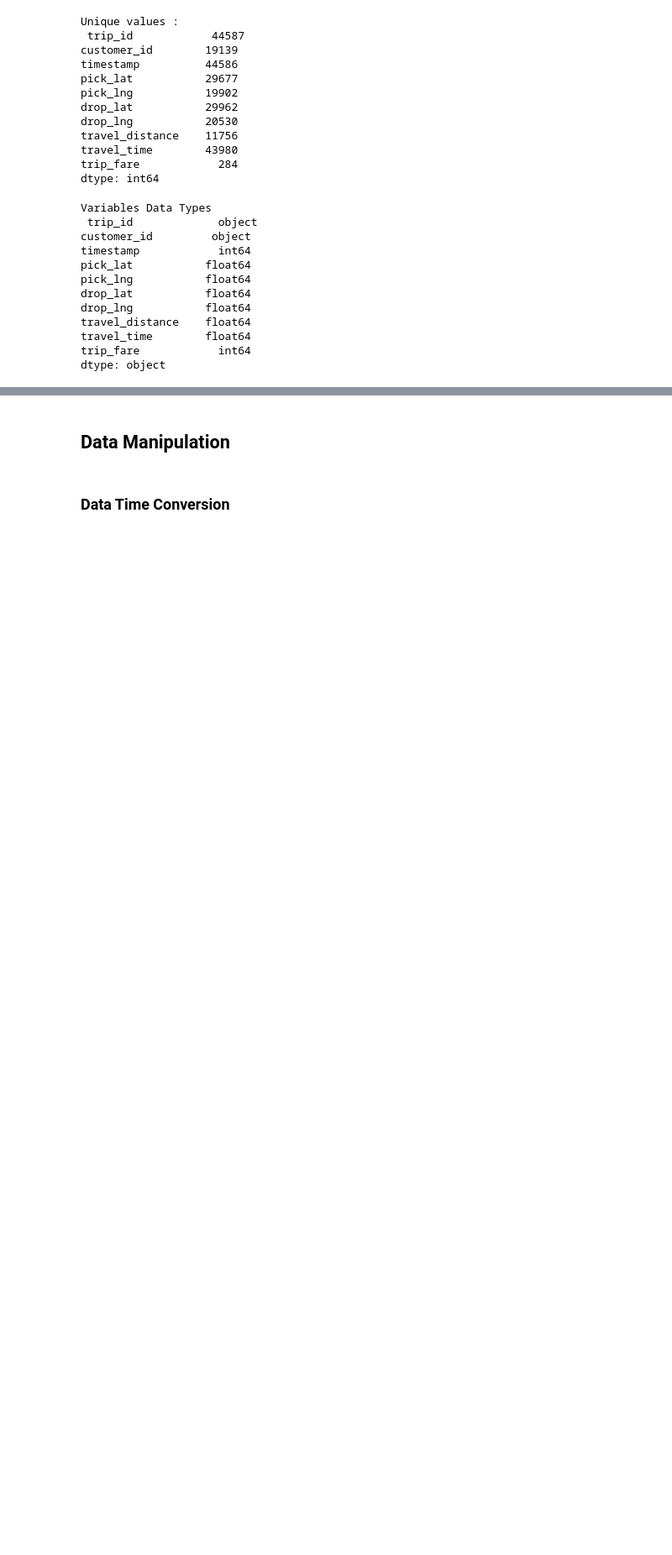
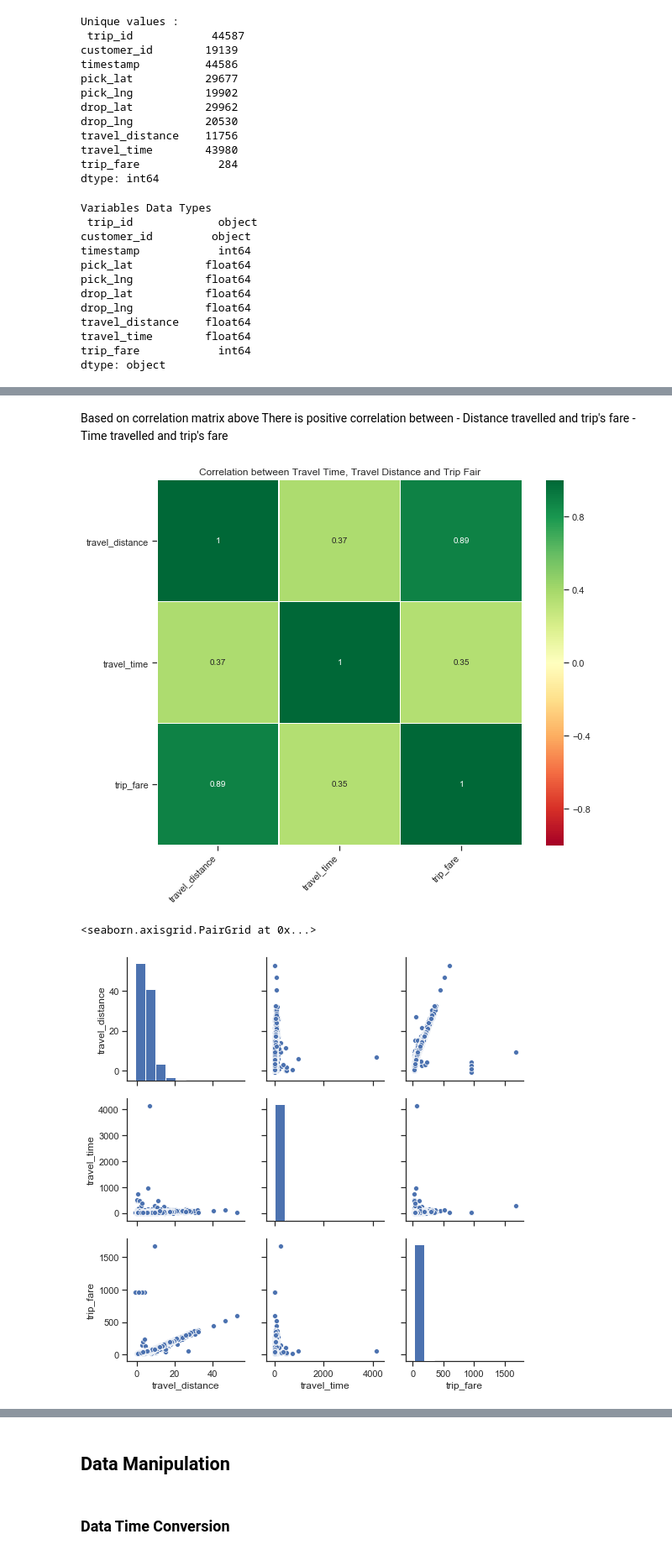
Before and after one commit to Abhinavl3v3l/RP, a Jupyter notebook: Rapido/RapidoAssignment.ipynb, the cells around one changed output, grey strips where cells are left out. Shown: that part at 84% size. Drawn from its saved outputs; the diff is of its cells as text; code cells hidden in the pictures; blank space fills up the shorter version.

```diff
--- a/Rapido/RapidoAssignment.ipynb
+++ b/Rapido/RapidoAssignment.ipynb
@@ -133,0 +225,16 @@ sb.pairplot(rapido)
+# %% [markdown]
+Based on correlation matrix above
+There is positive correlation between
+    - Distance travelled and trip's fare
+    - Time travelled and trip's fare
+# %%
+corr = rapido[['travel_distance','travel_time','trip_fare']].corr()
+hmap(corr,'Correlation between Travel Time, Travel Distance and Trip Fair')
+
+sb.pairplot(rapido[
+    ['travel_distance','travel_time','trip_fare']
+])
+# %% [output]
+[figure, added]
+<seaborn.axisgrid.PairGrid at 0x...>
+[figure, added]
```
Also changed, not shown: parts of 98 cells of this notebook, 3 other files.
